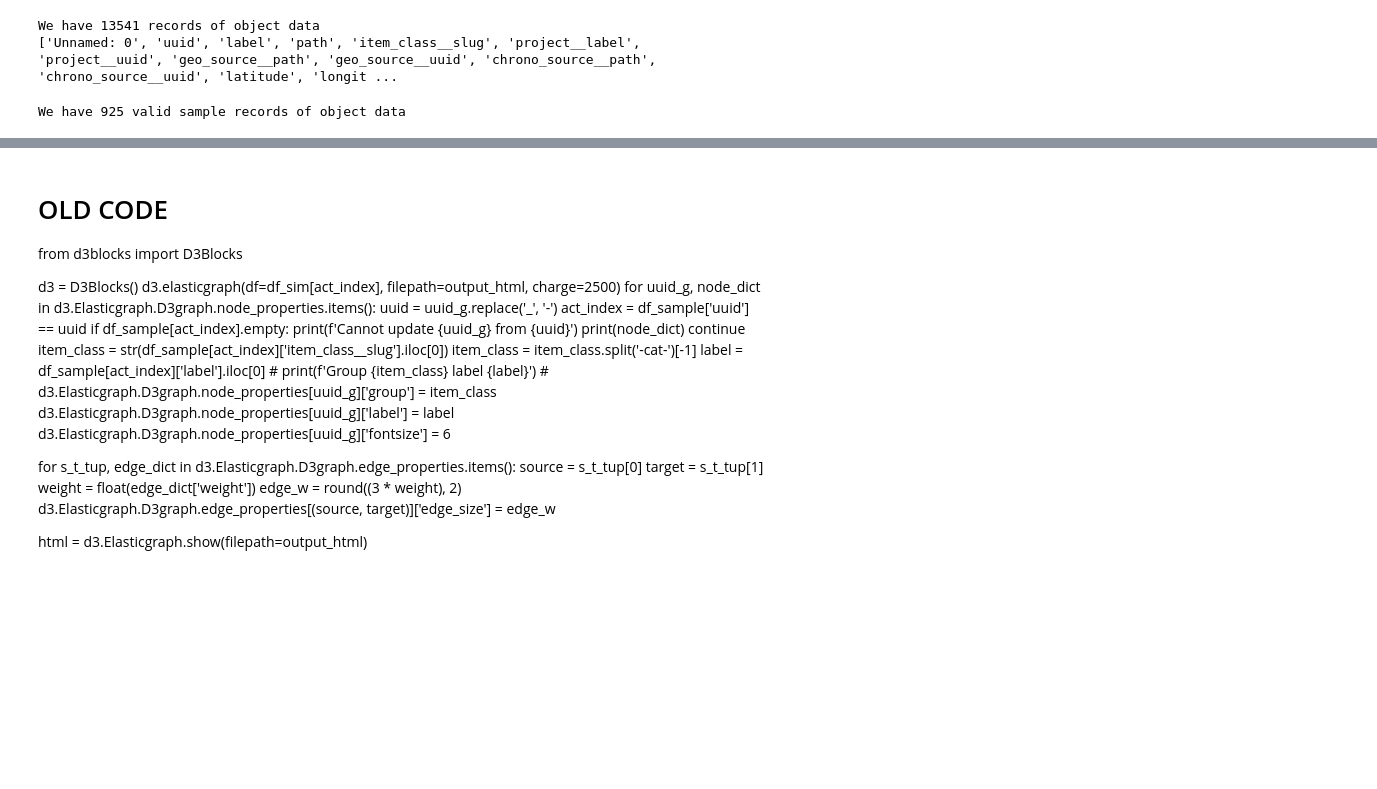
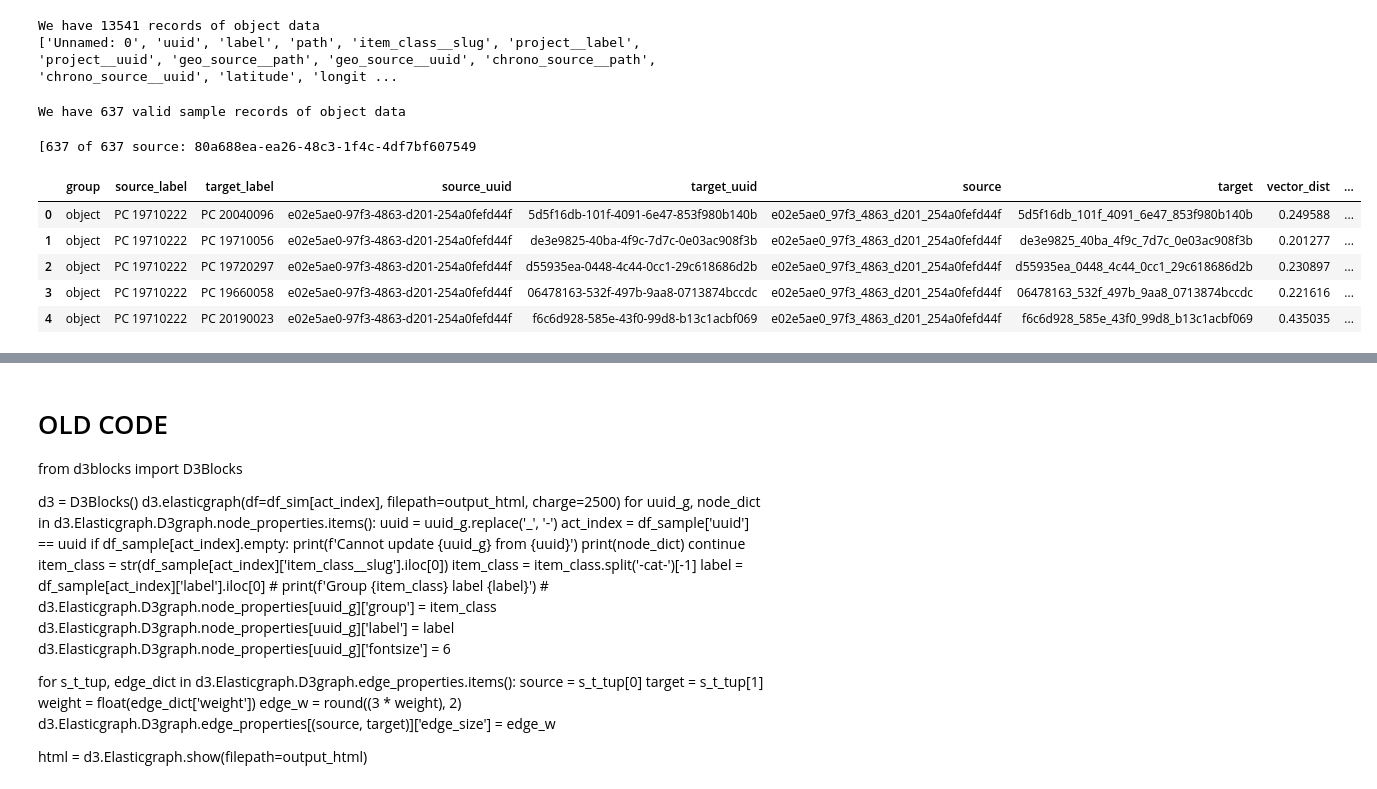
Before and after one commit to ekansa/open-context-jupyter, a Jupyter notebook: notebooks/Force-Directed-Graph.ipynb, the cells around one changed output, grey strips where cells are left out. Saved outputs shown, nothing was run; the diff lists cells and outputs as text; code cells hidden in the pictures; blank space fills up the shorter version.

```diff
--- a/notebooks/Force-Directed-Graph.ipynb
+++ b/notebooks/Force-Directed-Graph.ipynb
@@ -22,8 +22,10 @@ object_data_path = os.path.join(
 output_html = os.path.join(
     pc_data_path, 'pc-catalog-objs-embeddings.html',
 )
+KEYWORD = 'Loom Weight'
+file_keyword = str(KEYWORD).replace(' ', '-').lower()
 net_output_html = os.path.join(
-    pc_data_path, 'pc-catalog-objs-embeddings-spools.html',
+    pc_data_path, f'pc-catalog-objs-embeddings-{file_keyword}.html',
 )
 
 
@@ -34,14 +36,15 @@ print(df_all.columns.tolist())
 We have 13541 records of object data
 ['Unnamed: 0', 'uuid', 'label', 'path', 'item_class__slug', 'project__label', 'project__uuid', 'geo_source__path', 'geo_source__uuid', 'chrono_source__path', 'chrono_source__uuid', 'latitude', 'longit ...
 # %%
-def get_valid_data_sample(df_all, n=100):
+def get_valid_data_sample(df_all, keyword=KEYWORD, n=100):
     valid_index = (
         ~df_all['embedding'].isnull()
         & ~df_all['latitude'].isnull()
         & ~df_all['longitude'].isnull()
         & ~df_all['uuid'].isnull()
-        & df_all['str_for_embedding'].str.contains('Rocchetto')
     )
+    if keyword:
+        valid_index &= df_all['str_for_embedding'].str.contains(keyword)
     if len(df_all[valid_index].index) < n:
         n = len(df_all[valid_index].index)
     df_sample = df_all[valid_index].sample(n=n, random_state=1).copy()
@@ -52,7 +55,7 @@ def get_valid_data_sample(df_all, n=100):
 df_sample = get_valid_data_sample(df_all, n=1000)
 print(f'We have {len(df_sample.index)} valid sample records of object data')
 # %% [output]
-We have 925 valid sample records of object data
+We have 637 valid sample records of object data
 # %%
 def get_difference_between_embeddings(e1, e2):
     """Get a difference distance between two embeddings"""
@@ -84,10 +87,12 @@ def make_raw_distance_matrix(df_sample):
     min_lon = df_sample['longitude'].min()
     max_geo_dist = get_geodist(lat_1=max_lat, lon_1=max_lon, lat_2=min_lat, lon_2=min_lon)
     rows = []
-    for _, row in df_sample.iterrows():
+    count_sample = len(df_sample.index)
+    for i, row in df_sample.iterrows():
         uuid = row['uuid']
         uuid_g = str(row['uuid']).replace('-', '_')
         other_index = ~(df_sample['uuid'] == uuid)
+        print(f'[{(i+1)} of {count_sample}] source: {uuid}', end='\r', flush=True)
         for _, orow in df_sample[other_index].iterrows():
             o_uuid_g = str(orow['uuid']).replace('-', '_')
             o_uuid = orow['uuid']
@@ -108,33 +113,41 @@ def make_raw_distance_matrix(df_sample):
                 'vector_dist': cos_dist,
                 'geo_normal_dist': get_geodist(
                     lat_1=row['latitude'],
                     lon_1=row['longitude'],
                     lat_2=orow['latitude'],
                     lon_2=orow['longitude'],
                     max_dist=max_geo_dist,
                 )
             }
             rows.append(act_dict)
     df_raw_dist = pd.DataFrame(data=rows)
     return df_raw_dist
 
 
 def make_weighted_similaries(df_raw_dist, distance_weights=distance_weights):
     df_sim = df_raw_dist.copy()
     df_sim['weight'] = float(0.0)
     for i, row in df_sim.iterrows():
         distance = 0
         for key, weight in distance_weights.items():
             distance += (row.get(key, 0) * weight)
         df_sim.at[i, 'weight'] = (1 - distance) * 100
     return df_sim
 
 # Make raw distance dataframe
 df_raw_dist = make_raw_distance_matrix(df_sample)
 # df_raw_dist.head(10)
 # Make weighted similarities (similarity = 1 - distance)
 df_sim = make_weighted_similaries(df_raw_dist, distance_weights=distance_weights)
 df_sim.head(5)
+# %% [output]
+[637 of 637 source: 80a688ea-ea26-48c3-1f4c-4df7bf607549
+|  | group | source_label | target_label | source_uuid | target_uuid | source | target | vector_dist | ... |
+| 0 | object | PC 19710222 | PC 20040096 | e02e5ae0-97f3-4863-d201-254a0fefd44f | 5d5f16db-101f-4091-6e47-853f980b140b | e02e5ae0_97f3_4863_d201_254a0fefd44f | 5d5f16db_101f_4091_6e47_853f980b140b | 0.249588 | ... |
+| 1 | object | PC 19710222 | PC 19710056 | e02e5ae0-97f3-4863-d201-254a0fefd44f | de3e9825-40ba-4f9c-7d7c-0e03ac908f3b | e02e5ae0_97f3_4863_d201_254a0fefd44f | de3e9825_40ba_4f9c_7d7c_0e03ac908f3b | 0.201277 | ... |
+| 2 | object | PC 19710222 | PC 19720297 | e02e5ae0-97f3-4863-d201-254a0fefd44f | d55935ea-0448-4c44-0cc1-29c618686d2b | e02e5ae0_97f3_4863_d201_254a0fefd44f | d55935ea_0448_4c44_0cc1_29c618686d2b | 0.230897 | ... |
+| 3 | object | PC 19710222 | PC 19660058 | e02e5ae0-97f3-4863-d201-254a0fefd44f | 06478163-532f-497b-9aa8-0713874bccdc | e02e5ae0_97f3_4863_d201_254a0fefd44f | 06478163_532f_497b_9aa8_0713874bccdc | 0.221616 | ... |
+| 4 | object | PC 19710222 | PC 20190023 | e02e5ae0-97f3-4863-d201-254a0fefd44f | f6c6d928-585e-43f0-99d8-b13c1acbf069 | e02e5ae0_97f3_4863_d201_254a0fefd44f | f6c6d928_585e_43f0_99d8_b13c1acbf069 | 0.435035 | ... |
 # %%
 
 def percentile_df_sim_weights(df_sim):
```
Also changed, not shown: parts of 3 cells of this notebook, 1 other file.
